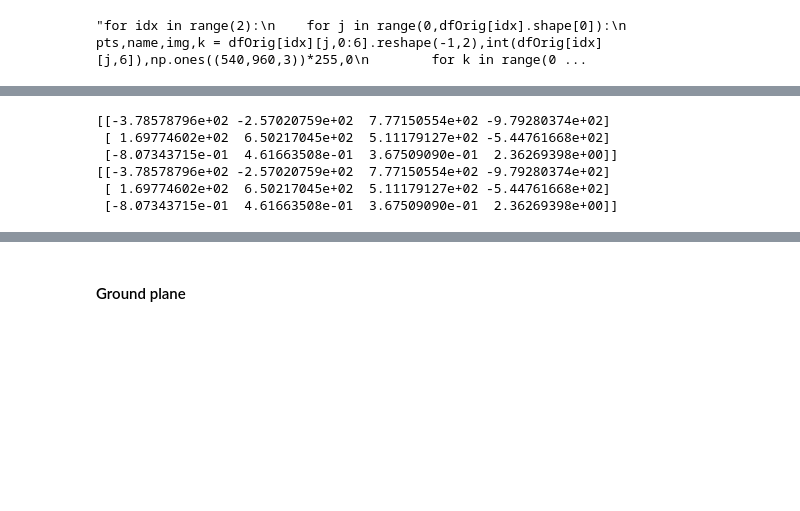
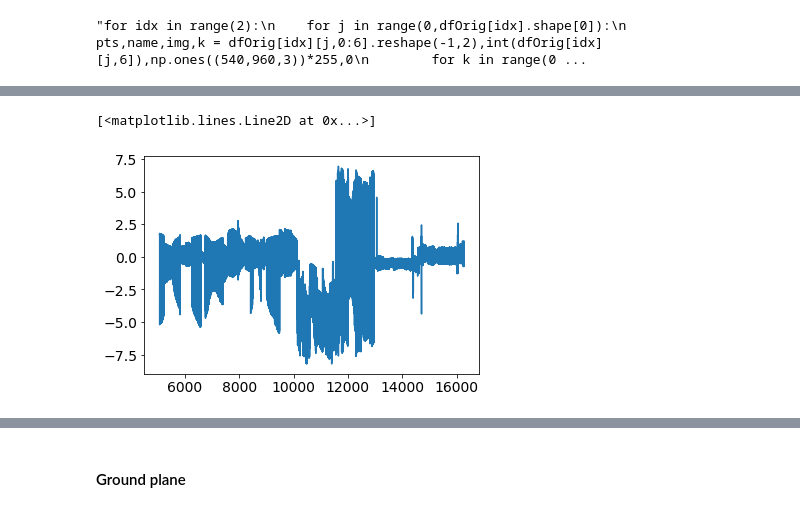
Before and after one commit to debOliveira/MoCapRasp, a Jupyter notebook: central/debugOnline.ipynb, the cells around one changed output, grey strips where cells are left out. Drawn from its saved outputs; the diff is of its cells as text; code cells hidden in the pictures; blank space fills up the shorter version.

```diff
--- a/central/debugOnline.ipynb
+++ b/central/debugOnline.ipynb
@@ -366,44 +431,52 @@ def reprojectionError(params,nCameras,points_2d,cameraIdx,pointIdx):
     return (points_proj - points_2d).ravel()
 # %%
 cameraParams,points3d,points2d,cameraIdx,pointIdx = [],[],[],[],[]
+''' testing area
+p3d = allPts3d[:,3243]
+p2d = firCentroids[2][0]
+
+P = projMat[2].copy()
+R = P[0:3,0:3].T
+lamb = np.linalg.norm(P[0:3,3])*100
+t = np.matmul(-np.copy(P[0:3,3]*100/lamb),R.T).reshape(-1,3)*lamb/100
+
+P = np.matmul(cameraMat[2],np.hstack((R,t.T)))
+pRep = np.matmul(P,p3d)
+print(pRep[0:2]/pRep[2])
+print(p2d)
+#print(pRep[0:2]/pRep[2]-p2d)'''
 # camera params
 for i in range(nCameras):
     K = cameraMat[i]
-    R,t = rotation[i],translation[i]*scale[i]/100
+    P = projMat[i].copy()
+    R = P[0:3,0:3].T
+    lamb = np.linalg.norm(P[0:3,3])*100
+    t = np.matmul(-np.copy(P[0:3,3]*100/lamb),R.T).reshape(-1,3)*lamb/100
     if i==1: P = np.matmul(K,np.hstack((R, t.T)))
     if not len(cameraParams): cameraParams=np.hstack((np.array([K[0][0],K[1][1],K[0][2],K[1][2]]).reshape(-1,4),Rodrigues(R)[0].reshape(-1,3),t.reshape(-1,3)))
     else: cameraParams=np.vstack((cameraParams,np.hstack((np.array([K[0][0],K[1][1],K[0][2],K[1][2]]).reshape(-1,4),Rodrigues(R)[0].reshape(-1,3),t.reshape(-1,3)))))
 # 3d points
-for i in range(len(allIdx)):
+'''for i in range(len(allIdx)):
     new3dPts = points3D_perPair[i]
     if not len(points3d): points3d = new3dPts.copy()
-    else: points3d = np.vstack((points3d,new3dPts.copy()))
-x = np.hstack((cameraParams.ravel(), points3d.ravel()))
+    else: points3d = np.vstack((points3d,new3dPts.copy()))'''
+x = np.hstack((cameraParams.ravel(), allPts3d[0:3].T.ravel()))
 # 2d points
 for i in range(len(allIdx)):
     new2dPts = np.vstack((firCentroids[i],secCentroids[i]))
     [m,n]=allIdx[i]
     if not len(points2d):
         points2d = new2dPts.copy()
         cameraIdx = np.hstack((np.ones(firCentroids[i].shape[0])*m,np.ones(secCentroids[i].shape[0])*n))
         pointIdx = np.hstack(([i for i in range(firCentroids[i].shape[0])],[i for i in range(secCentroids[i].shape[0])]))
     else:
         points2d = np.vstack((points2d,new2dPts.copy()))
         cameraIdx = np.hstack((cameraIdx,np.ones(firCentroids[i].shape[0])*m,np.ones(secCentroids[i].shape[0])*n))
-        offset = pointIdx[-1]
+        offset = pointIdx[-1]+1
         pointIdx = np.hstack((pointIdx,np.hstack(([i for i in range(offset,offset+firCentroids[i].shape[0])],
                                                     [i for i in range(offset,offset+secCentroids[i].shape[0])]))))
-
 r = reprojectionError(x,nCameras,points2d,cameraIdx,pointIdx)
-#print(cameraMat[1])
-print(P)
-#print(np.matmul(P,np.hstack((points3d[0],[1])).reshape(4,-1)))
-#print(np.matmul(P,np.hstack((points3d[0],[1])).reshape(4,-1))/np.matmul(P,np.hstack((points3d[0],[1])).reshape(4,-1))[2,:])
-#print(firCentroids[0][0])
+plt.plot(r)
 # %% [output]
-[[-3.78578796e+02 -2.57020759e+02  7.77150554e+02 -9.79280374e+02]
- [ 1.69774602e+02  6.50217045e+02  5.11179127e+02 -5.44761668e+02]
- [-8.07343715e-01  4.61663508e-01  3.67509090e-01  2.36269398e+00]]
-[[-3.78578796e+02 -2.57020759e+02  7.77150554e+02 -9.79280374e+02]
- [ 1.69774602e+02  6.50217045e+02  5.11179127e+02 -5.44761668e+02]
- [-8.07343715e-01  4.61663508e-01  3.67509090e-01  2.36269398e+00]]
+[<matplotlib.lines.Line2D at 0x...>]
+[figure, added]
```
Also changed, not shown: parts of 4 cells of this notebook.
